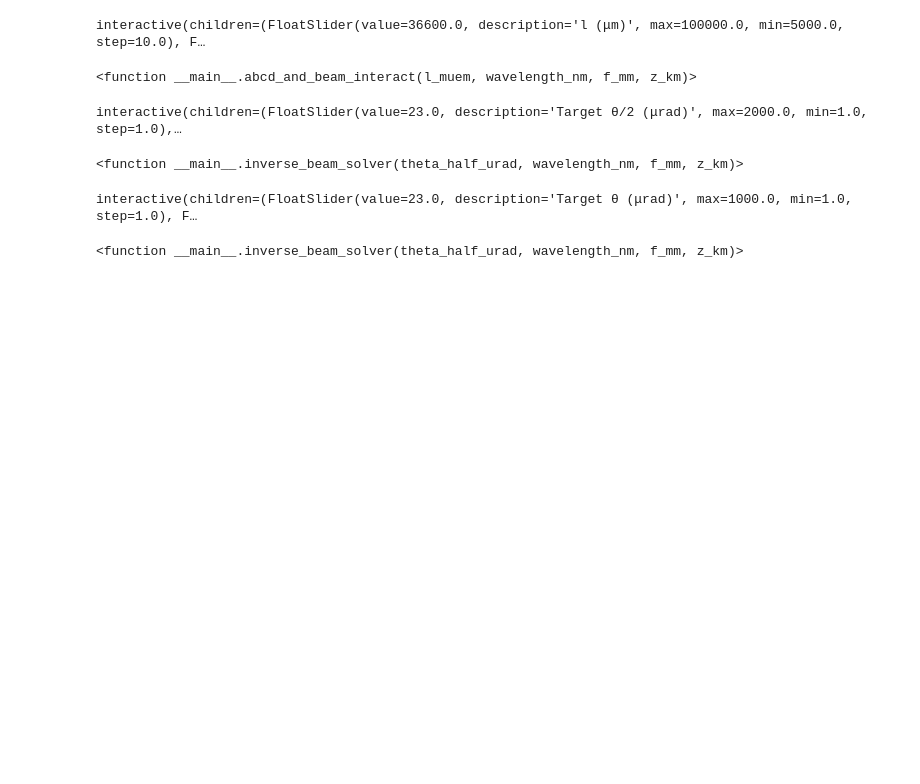
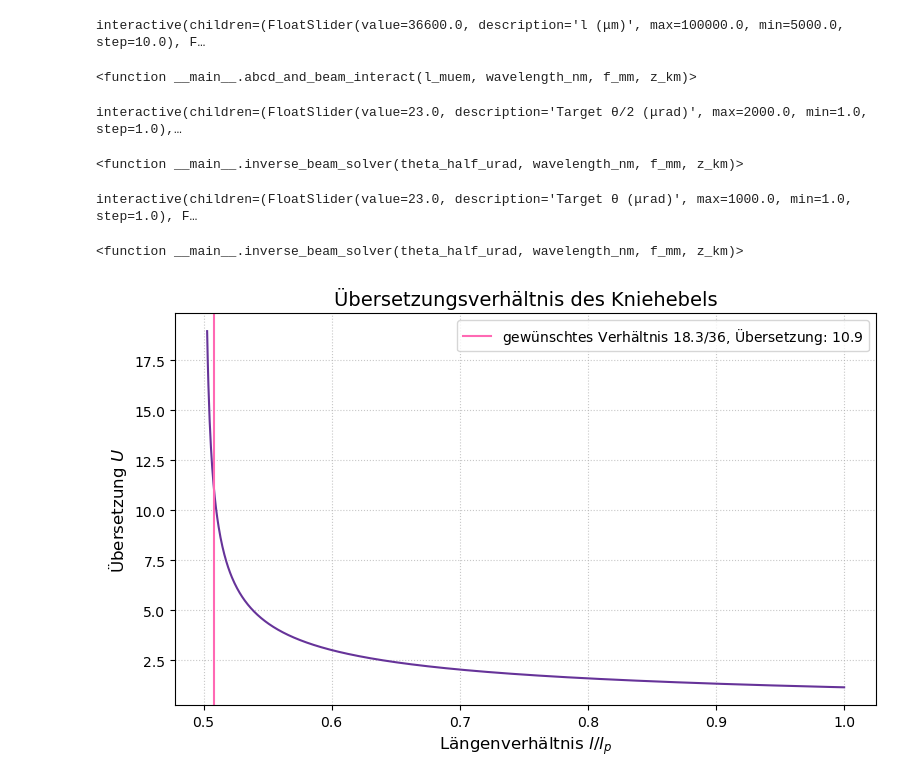
Before and after one commit to CodeTurtleT/lasercom-divergence-control, a Jupyter notebook: prototype.ipynb, the cells around one changed output. Cells and saved outputs as stored; diff of their text form; code cells hidden in the pictures; blank space fills up the shorter version.

```diff
--- a/prototype.ipynb
+++ b/prototype.ipynb
@@ -239,3 +239,36 @@ interact(
 # %% [output]
 interactive(children=(FloatSlider(value=23.0, description='Target θ (μrad)', max=1000.0, min=1.0, step=1.0), F…
 <function __main__.inverse_beam_solver(theta_half_urad, wavelength_nm, f_mm, z_km)>
+# %%
+l_p = 36 * 1e-3  # 36 mm in Metern
+
+# l muss zwingend etwas größer als l_p/2 sein, um eine Division durch 0 zu vermeiden
+# Wir starten knapp über der Hälfte (l_p/2 + 0.1 mm) und gehen bis l_p
+l = np.linspace((l_p / 2) + 1e-4, l_p, 1000)
+
+def üb(l, l_p):
+    # Das return hat gefehlt
+    return l_p / np.sqrt(l**2 - (l_p / 2)**2)
+
+übersetzung = üb(l, l_p)
+verhältnis = l / l_p
+
+plt.figure(figsize=(8, 5))
+plt.plot(verhältnis, übersetzung, color='rebeccapurple')
+
+plt.xlabel('Längenverhältnis $l / l_p$', fontsize=12)
+plt.ylabel('Übersetzung $U$', fontsize=12)
+plt.title('Übersetzungsverhältnis des Kniehebels', fontsize=14)
+
+
+plt.grid(True, linestyle=':', alpha=0.7)
+plt.axvline(
+    18.3/36,
+    label=fr"gewünschtes Verhältnis $18.3/36$, Übersetzung: {üb(18.3, 36):.1f}"
+, color='hotpink')
+plt.legend()
+plt.tight_layout()
+plt.savefig("Übersetzung.pdf")
+plt.show()
+# %% [output]
+[figure, added]
```
Also changed, not shown: 4 other files.
